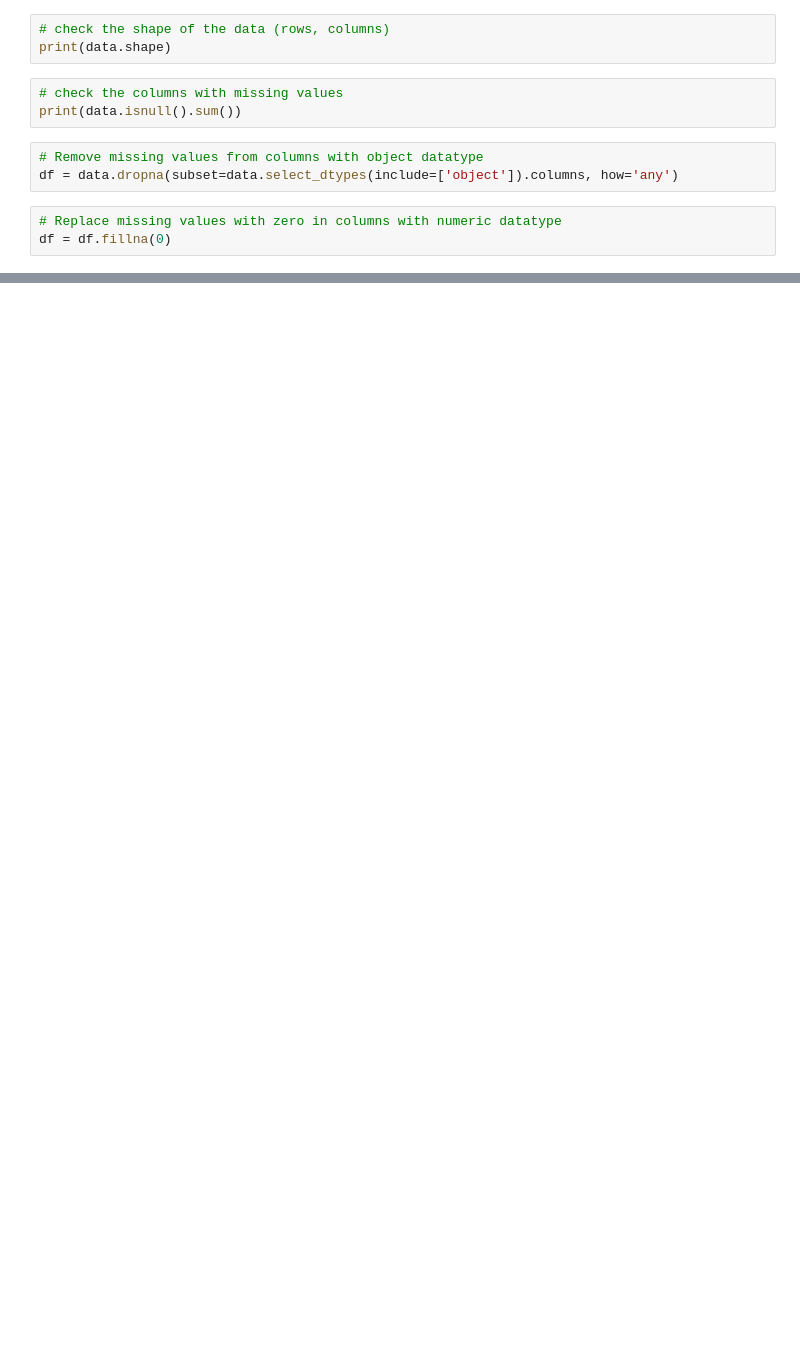
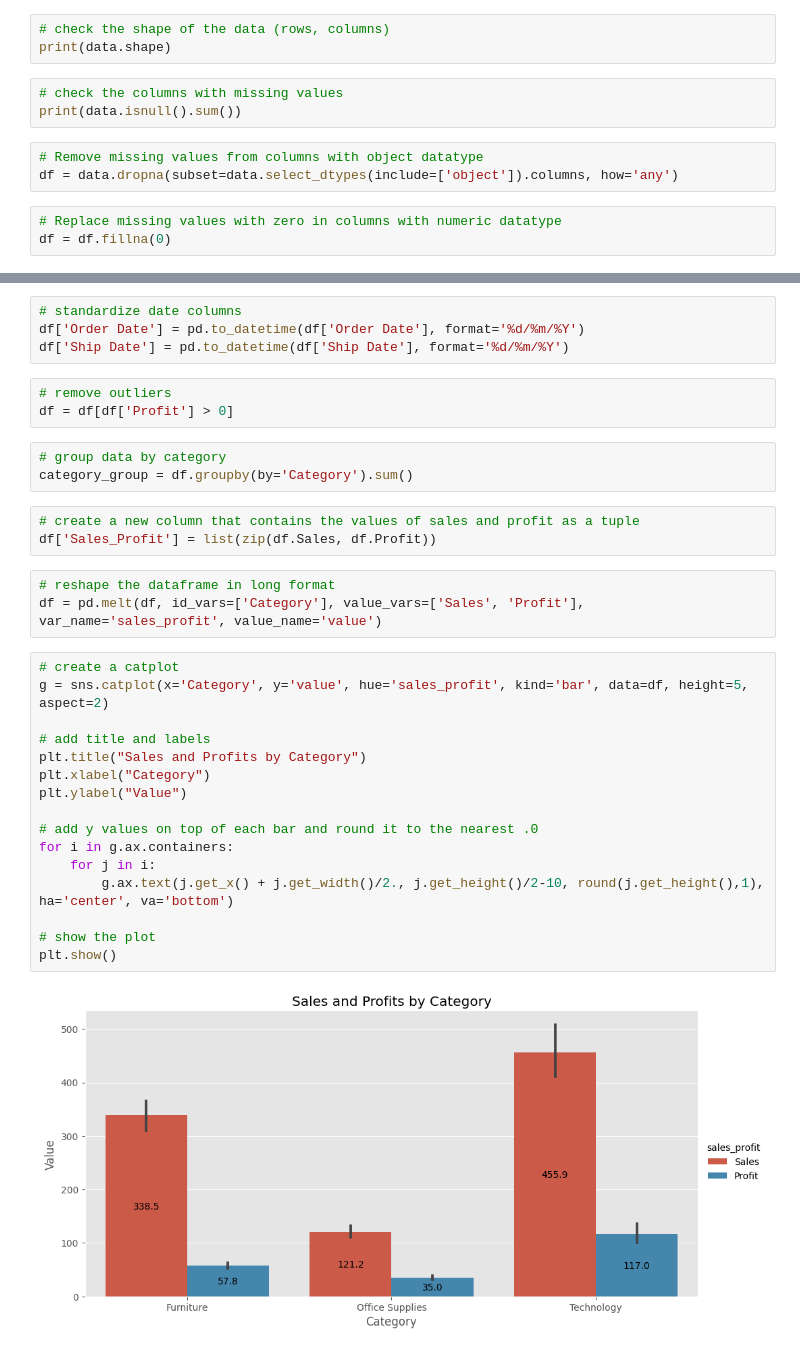
Before and after one commit to DrMemoryFish/university_database, a Jupyter notebook: Week 09 Pandas 01/dirty_dataset.ipynb, the cells around one changed output, grey strips where cells are left out. Drawn from its saved outputs; the diff is of its cells as text; blank space fills up the shorter version.

```diff
--- a/Week 09 Pandas 01/dirty_dataset.ipynb
+++ b/Week 09 Pandas 01/dirty_dataset.ipynb
@@ -131,0 +119,34 @@ No missing values in the data.
+# %%
+# standardize date columns
+df['Order Date'] = pd.to_datetime(df['Order Date'], format='%d/%m/%Y')
+df['Ship Date'] = pd.to_datetime(df['Ship Date'], format='%d/%m/%Y')
+# %%
+# remove outliers
+df = df[df['Profit'] > 0]
+# %%
+# group data by category
+category_group = df.groupby(by='Category').sum()
+# %%
+# create a new column that contains the values of sales and profit as a tuple
+df['Sales_Profit'] = list(zip(df.Sales, df.Profit))
+# %%
+# reshape the dataframe in long format
+df = pd.melt(df, id_vars=['Category'], value_vars=['Sales', 'Profit'], var_name='sales_profit', value_name='value')
+# %%
+# create a catplot
+g = sns.catplot(x='Category', y='value', hue='sales_profit', kind='bar', data=df, height=5, aspect=2)
+
+# add title and labels
+plt.title("Sales and Profits by Category")
+plt.xlabel("Category")
+plt.ylabel("Value")
+
+# add y values on top of each bar and round it to the nearest .0
+for i in g.ax.containers:
+    for j in i:
+        g.ax.text(j.get_x() + j.get_width()/2., j.get_height()/2-10, round(j.get_height(),1), ha='center', va='bottom')
+
+# show the plot
+plt.show()
+# %% [output]
+[figure, added]
```
Also changed, not shown: parts of 13 cells of this notebook.
